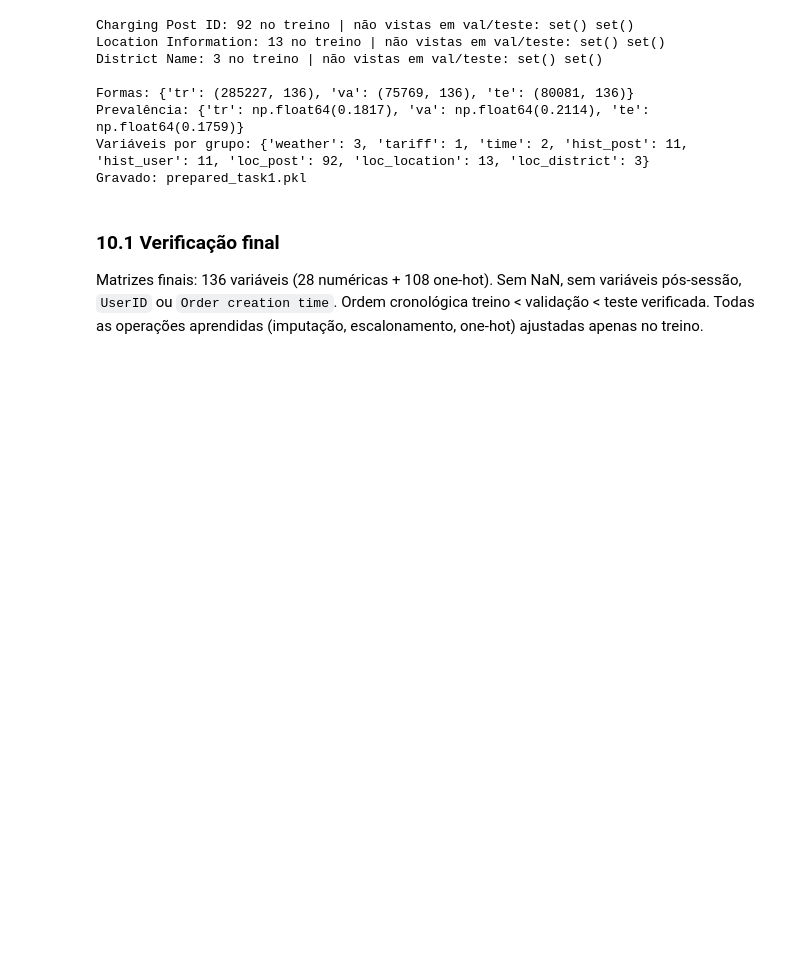
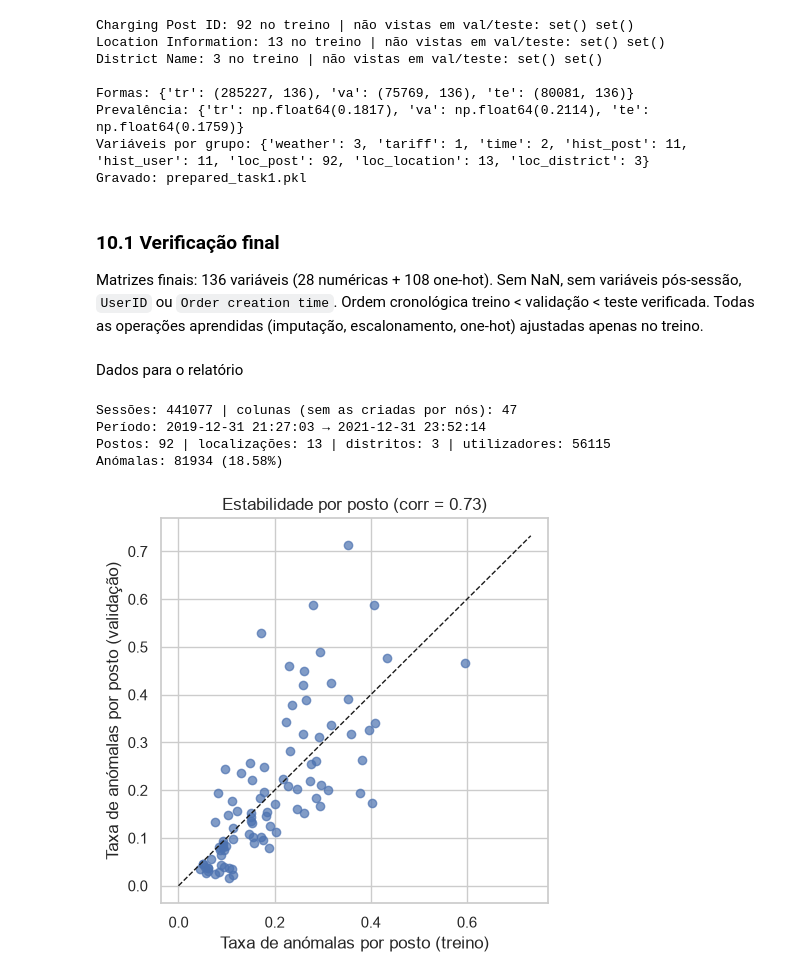
Before and after one commit to 1231478-Ellah-Fleischmann/MINDD-PROJETO, a Jupyter notebook: task1.ipynb, the cells around one changed output. Saved outputs shown, nothing was run; the diff lists cells and outputs as text; code cells hidden in the pictures; blank space fills up the shorter version.

Commit message:
confirmação de dados para relatório

```diff
--- a/task1.ipynb
+++ b/task1.ipynb
@@ -1106,3 +1106,33 @@ Gravado: prepared_task1.pkl
 # %% [markdown]
 ### 10.1 Verificação final
 Matrizes finais: 136 variáveis (28 numéricas + 108 one-hot). Sem NaN, sem variáveis pós-sessão, `UserID` ou `Order creation time`. Ordem cronológica treino < validação < teste verificada. Todas as operações aprendidas (imputação, escalonamento, one-hot) ajustadas apenas no treino.
+# %% [markdown]
+Dados para o relatório
+# %%
+print("Sessões:", len(df), "| colunas (sem as criadas por nós):", 47)
+print("Período:", df["Start Time"].min(), "→", df["Start Time"].max())
+print("Postos:", df["Charging Post ID"].nunique(),
+      "| localizações:", df["Location Information"].nunique(),
+      "| distritos:", df["District Name"].nunique(),
+      "| utilizadores:", df["UserID"].nunique())
+print("Anómalas:", df["is_Abnormal"].sum(), f"({df['is_Abnormal'].mean():.2%})")
+# %% [output]
+Sessões: 441077 | colunas (sem as criadas por nós): 47
+Período: 2019-12-31 21:27:03 → 2021-12-31 23:52:14
+Postos: 92 | localizações: 13 | distritos: 3 | utilizadores: 56115
+Anómalas: 81934 (18.58%)
+# %%
+rate_tr = train.groupby("Charging Post ID")["is_Abnormal"].mean()
+rate_va = val.groupby("Charging Post ID")["is_Abnormal"].mean()
+d = pd.concat([rate_tr, rate_va], axis=1, keys=["treino", "validacao"])
+
+plt.figure(figsize=(5, 5))
+plt.scatter(d["treino"], d["validacao"], alpha=.7)
+lim = [0, d.max().max() + .02]
+plt.plot(lim, lim, "k--", lw=1)
+plt.xlabel("Taxa de anómalas por posto (treino)")
+plt.ylabel("Taxa de anómalas por posto (validação)")
+plt.title(f"Estabilidade por posto (corr = {d['treino'].corr(d['validacao']):.2f})")
+plt.show()
+# %% [output]
+[figure, added]
```
